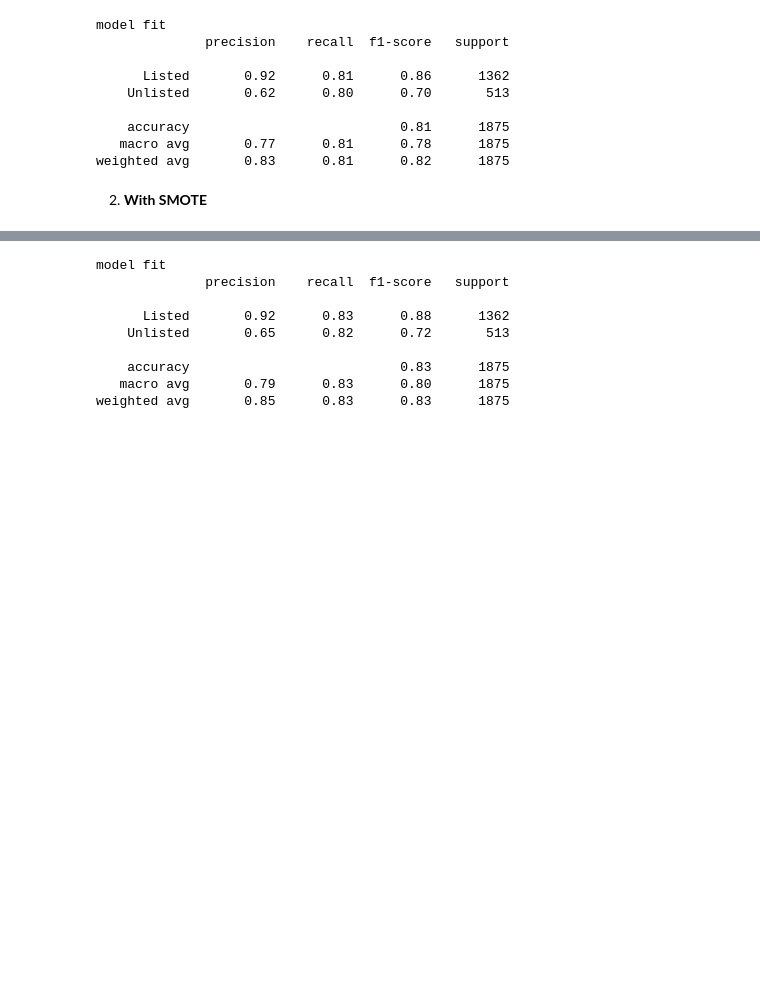
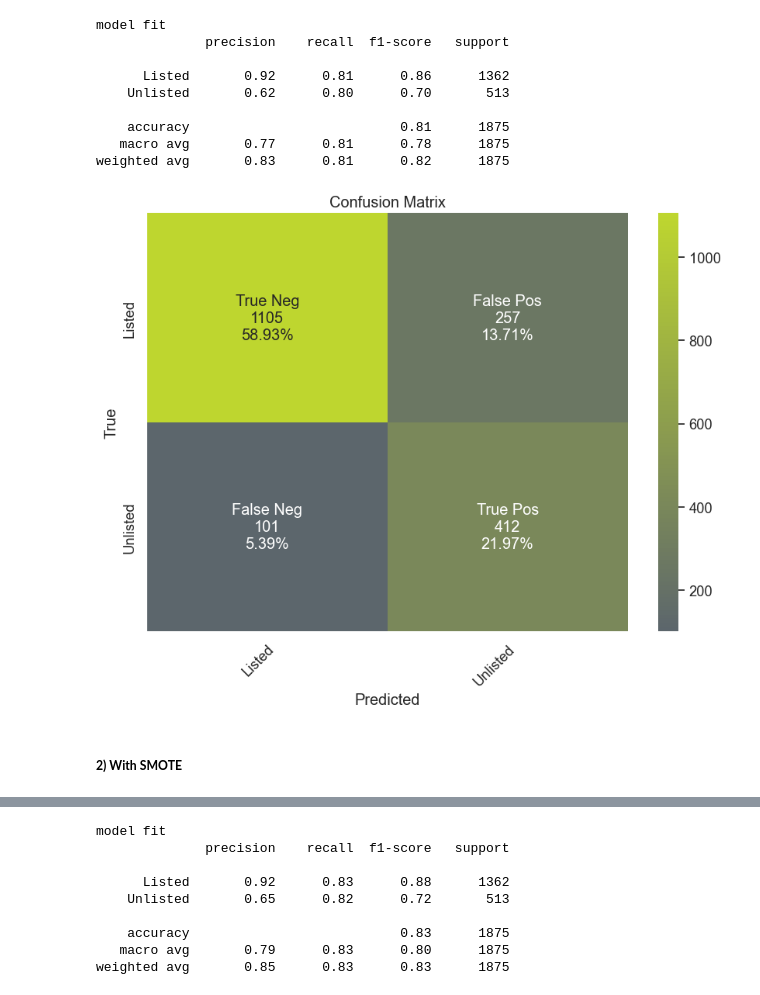
Before and after one commit to sofiacper/TM_Project, a Jupyter notebook: Project.ipynb, the cells around one changed output, grey strips where cells are left out. Drawn from its saved outputs; the diff is of its cells as text; code cells hidden in the pictures; blank space fills up the shorter version.

```diff
--- a/Project.ipynb
+++ b/Project.ipynb
@@ -2645,6 +2663,10 @@ model fit
     accuracy                           0.81      1875
    macro avg       0.77      0.81      0.78      1875
 weighted avg       0.83      0.81      0.82      1875
+# %%
+plot_cm(confusion_matrix(y_val, lr_bow_y_val_pred), labels)
+# %% [output]
+[figure, added]
 # %% [markdown]
-2) **With SMOTE**
+##### **2) With SMOTE**
 # %%
```
Also changed, not shown: parts of 162 cells of this notebook.
